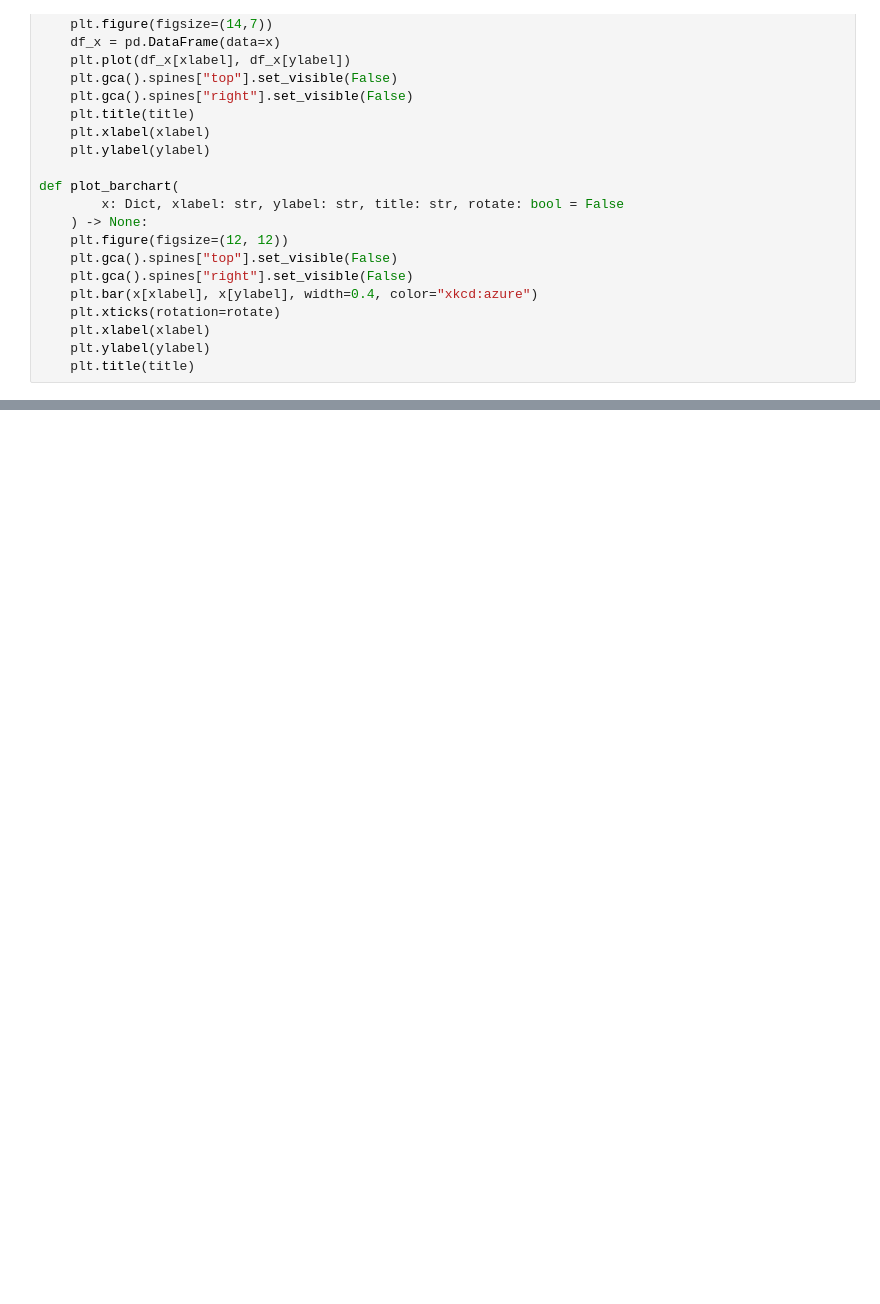
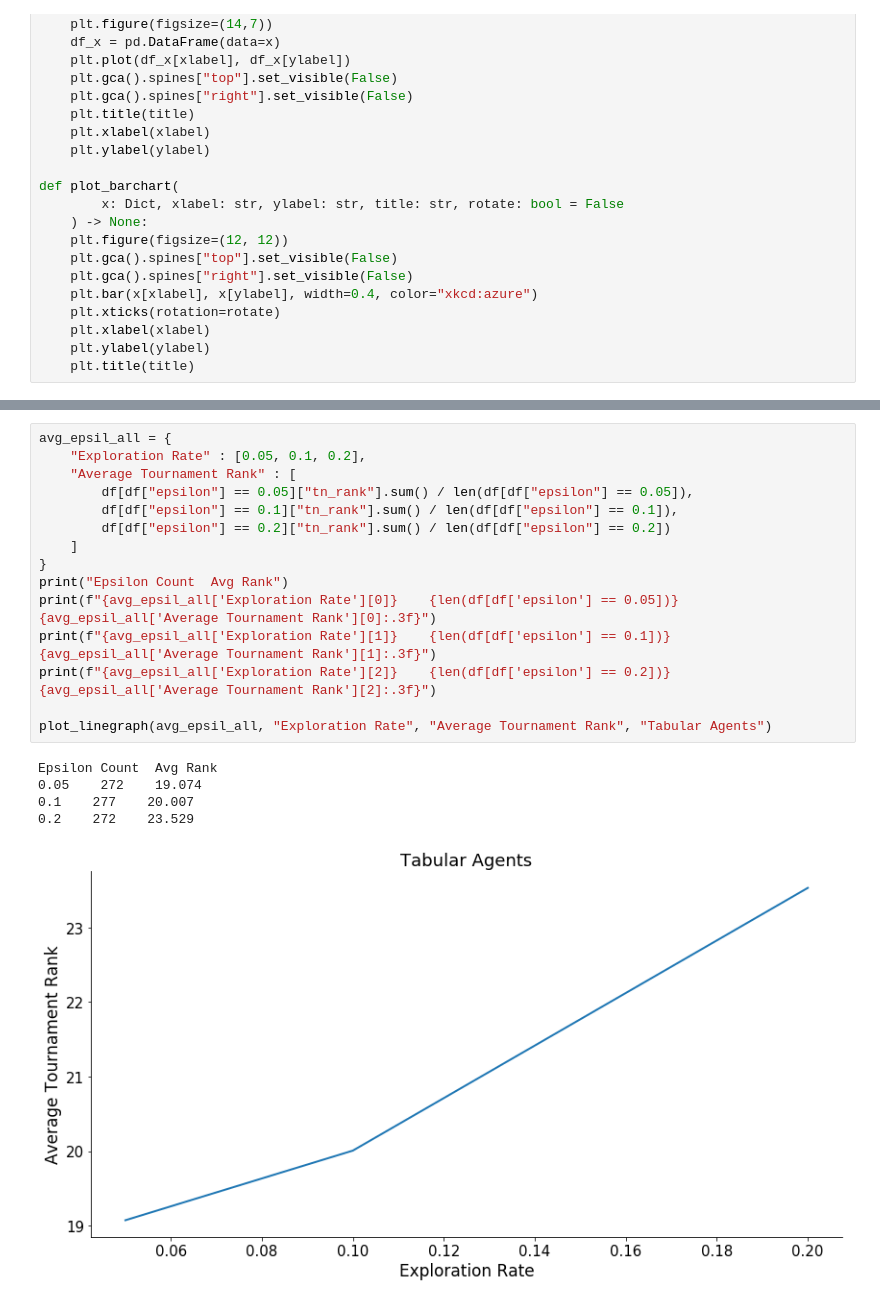
Before and after one commit to UCL-COMP0031-2022-Project-10/tournament, a Jupyter notebook: results/Tabular Analysis.ipynb, the cells around one changed output, grey strips where cells are left out. Saved outputs shown, nothing was run; the diff lists cells and outputs as text; blank space fills up the shorter version.

```diff
--- a/results/Tabular Analysis.ipynb
+++ b/results/Tabular Analysis.ipynb
@@ -153,0 +176,21 @@ Number of tabular agents ranking 26th or higher: 189
+# %%
+avg_epsil_all = {
+    "Exploration Rate" : [0.05, 0.1, 0.2],
+    "Average Tournament Rank" : [
+        df[df["epsilon"] == 0.05]["tn_rank"].sum() / len(df[df["epsilon"] == 0.05]),
+        df[df["epsilon"] == 0.1]["tn_rank"].sum() / len(df[df["epsilon"] == 0.1]),
+        df[df["epsilon"] == 0.2]["tn_rank"].sum() / len(df[df["epsilon"] == 0.2])
+    ]
+}
+print("Epsilon Count  Avg Rank")
+print(f"{avg_epsil_all['Exploration Rate'][0]}    {len(df[df['epsilon'] == 0.05])}    {avg_epsil_all['Average Tournament Rank'][0]:.3f}")
+print(f"{avg_epsil_all['Exploration Rate'][1]}    {len(df[df['epsilon'] == 0.1])}    {avg_epsil_all['Average Tournament Rank'][1]:.3f}")
+print(f"{avg_epsil_all['Exploration Rate'][2]}    {len(df[df['epsilon'] == 0.2])}    {avg_epsil_all['Average Tournament Rank'][2]:.3f}")
+
+plot_linegraph(avg_epsil_all, "Exploration Rate", "Average Tournament Rank", "Tabular Agents")
+# %% [output]
+Epsilon Count  Avg Rank
+0.05    272    19.074
+0.1    277    20.007
+0.2    272    23.529
+[figure, added]
```
Also changed, not shown: parts of 25 cells of this notebook, 7 other files.
